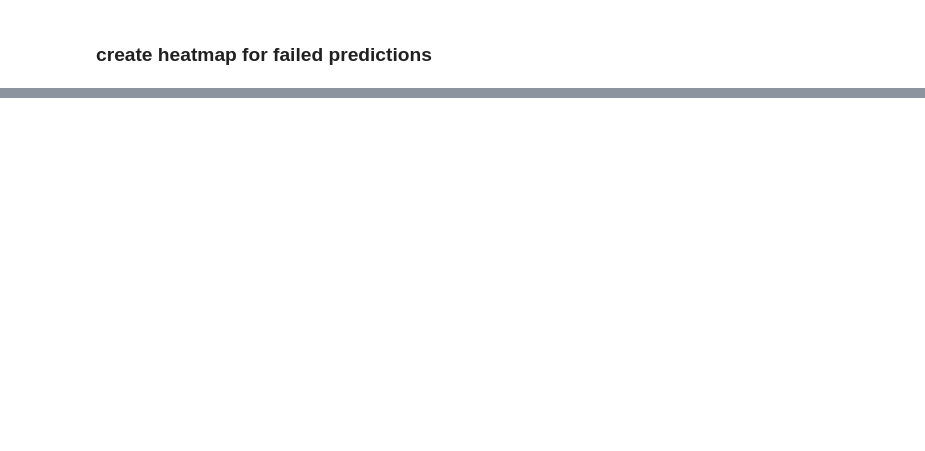
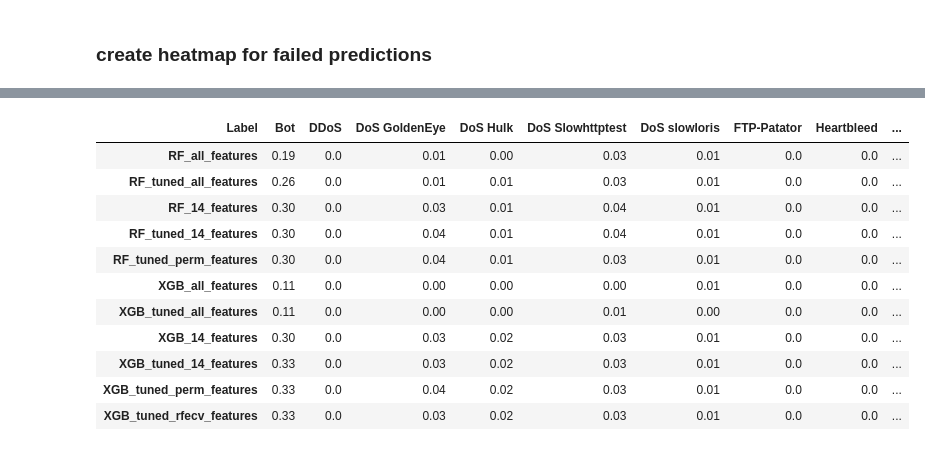
Before and after one commit to SarahHvidAndersenKnowit/DataScience_project, a Jupyter notebook: nbs/prediction_results.ipynb, the cells around one changed output, grey strips where cells are left out. Drawn from its saved outputs; the diff is of its cells as text; code cells hidden in the pictures; blank space fills up the shorter version.

```diff
--- a/nbs/prediction_results.ipynb
+++ b/nbs/prediction_results.ipynb
@@ -159,22 +155,35 @@ plt.show()
 # %%
 # get columns
-model_columns = [col for col in df.columns if col.startswith('Baseline_') or col.startswith('Tuned_')]
+model_columns = [col for col in df.columns if col.startswith('RF') or col.startswith('XGB')]
 
 # Create a binary DataFrame where 1 indicates a failure and 0 indicates a success
 attack_cases = df[df['Attack'] == 1]
 
 # For each model, mark failure (where prediction is 0) and success (where prediction is 1)
 failure_binary_df = attack_cases[model_columns].applymap(lambda x: 1 if x == 0 else 0)
 failure_binary_df['Label'] = attack_cases['Label']
 
 # Group by 'Label' and calculate the mean of each group for each model
 failure_rates = failure_binary_df.groupby('Label').mean()
 failure_rates = failure_rates.T
 
 # multiply by 100 to convert proportions to percentages
 #failure_rates *= 100
 failure_rates = failure_rates.round(2)
 failure_rates
+# %% [output]
+| Label | Bot | DDoS | DoS GoldenEye | DoS Hulk | DoS Slowhttptest | DoS slowloris | FTP-Patator | Heartbleed | ... |
+| RF_all_features | 0.19 | 0.0 | 0.01 | 0.00 | 0.03 | 0.01 | 0.0 | 0.0 | ... |
+| RF_tuned_all_features | 0.26 | 0.0 | 0.01 | 0.01 | 0.03 | 0.01 | 0.0 | 0.0 | ... |
+| RF_14_features | 0.30 | 0.0 | 0.03 | 0.01 | 0.04 | 0.01 | 0.0 | 0.0 | ... |
+| RF_tuned_14_features | 0.30 | 0.0 | 0.04 | 0.01 | 0.04 | 0.01 | 0.0 | 0.0 | ... |
+| RF_tuned_perm_features | 0.30 | 0.0 | 0.04 | 0.01 | 0.03 | 0.01 | 0.0 | 0.0 | ... |
+| XGB_all_features | 0.11 | 0.0 | 0.00 | 0.00 | 0.00 | 0.01 | 0.0 | 0.0 | ... |
+| XGB_tuned_all_features | 0.11 | 0.0 | 0.00 | 0.00 | 0.01 | 0.00 | 0.0 | 0.0 | ... |
+| XGB_14_features | 0.30 | 0.0 | 0.03 | 0.02 | 0.03 | 0.01 | 0.0 | 0.0 | ... |
+| XGB_tuned_14_features | 0.33 | 0.0 | 0.03 | 0.02 | 0.03 | 0.01 | 0.0 | 0.0 | ... |
+| XGB_tuned_perm_features | 0.33 | 0.0 | 0.04 | 0.02 | 0.03 | 0.01 | 0.0 | 0.0 | ... |
+| XGB_tuned_rfecv_features | 0.33 | 0.0 | 0.03 | 0.02 | 0.03 | 0.01 | 0.0 | 0.0 | ... |
 # %%
 # Create heatmap of proportion of failures
 plt.figure(figsize=(9, 5))
```
Also changed, not shown: parts of 10 cells of this notebook, 30 other files.
